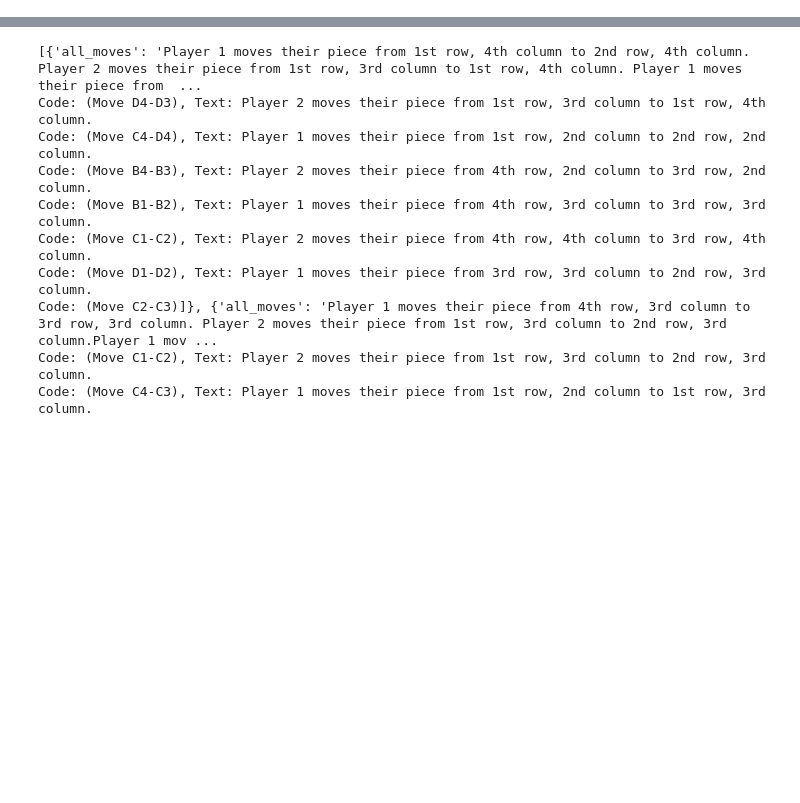
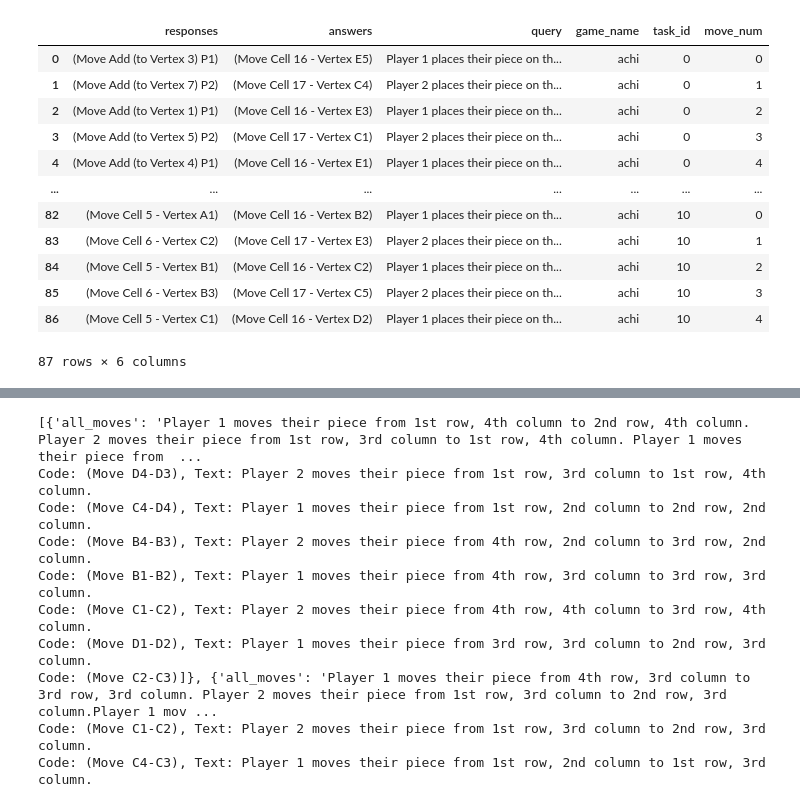
Before and after one commit to chiragfalor/6861-Project-2023, a Jupyter notebook: first_pipeline/debug.ipynb, the cells around one changed output, grey strips where cells are left out. Saved outputs shown, nothing was run; the diff lists cells and outputs as text; code cells hidden in the pictures; blank space fills up the shorter version.

Commit message:
added move answers

```diff
--- a/first_pipeline/debug.ipynb
+++ b/first_pipeline/debug.ipynb
@@ -5,0 +6,18 @@ from data_load import load_games, load_query_games
+# %%
+games_with_task = {game.tag: game for game in load_games_with_tasks()}
+# %%
+dir = 'gpt-4_selffed_results/moves'
+# df = pd.read_csv(f"{dir}/achi.csv")
+for game_tag, game in games_with_task.items():
+    try:
+        df = pd.read_csv(f"{dir}/{game_tag}.csv")
+    except:
+        continue
+    df['move_num'] = df.groupby('task_id').cumcount()
+    for i, row in df.iterrows():
+        answer = game.tasks[row['task_id']]['query_list'][row['move_num']].code
+        df.loc[i, 'answers'] = answer
+    df.to_csv(f"{dir}/{game_tag}.csv", index=False)
+# %%
+# add move number column
+df['move_num'] = df.groupby('task_id').cumcount()
@@ -5,0 +27,16 @@ from data_load import load_games, load_query_games
+# %%
+df
+# %% [output]
+|  | responses | answers | query | game_name | task_id | move_num |
+| 0 | (Move Add (to Vertex 3) P1) | (Move Cell 16 - Vertex E5) | Player 1 places their piece on th... | achi | 0 | 0 |
+| 1 | (Move Add (to Vertex 7) P2) | (Move Cell 17 - Vertex C4) | Player 2 places their piece on th... | achi | 0 | 1 |
+| 2 | (Move Add (to Vertex 1) P1) | (Move Cell 16 - Vertex E3) | Player 1 places their piece on th... | achi | 0 | 2 |
+| 3 | (Move Add (to Vertex 5) P2) | (Move Cell 17 - Vertex C1) | Player 2 places their piece on th... | achi | 0 | 3 |
+| 4 | (Move Add (to Vertex 4) P1) | (Move Cell 16 - Vertex E1) | Player 1 places their piece on th... | achi | 0 | 4 |
+| ... | ... | ... | ... | ... | ... | ... |
+| 82 | (Move Cell 5 - Vertex A1) | (Move Cell 16 - Vertex B2) | Player 1 places their piece on th... | achi | 10 | 0 |
+| 83 | (Move Cell 6 - Vertex C2) | (Move Cell 17 - Vertex E3) | Player 2 places their piece on th... | achi | 10 | 1 |
+| 84 | (Move Cell 5 - Vertex B1) | (Move Cell 16 - Vertex C2) | Player 1 places their piece on th... | achi | 10 | 2 |
+| 85 | (Move Cell 6 - Vertex B3) | (Move Cell 17 - Vertex C5) | Player 2 places their piece on th... | achi | 10 | 3 |
+| 86 | (Move Cell 5 - Vertex C1) | (Move Cell 16 - Vertex D2) | Player 1 places their piece on th... | achi | 10 | 4 |
+87 rows × 6 columns
```
Also changed, not shown: parts of 3 cells of this notebook, 4 other files.
